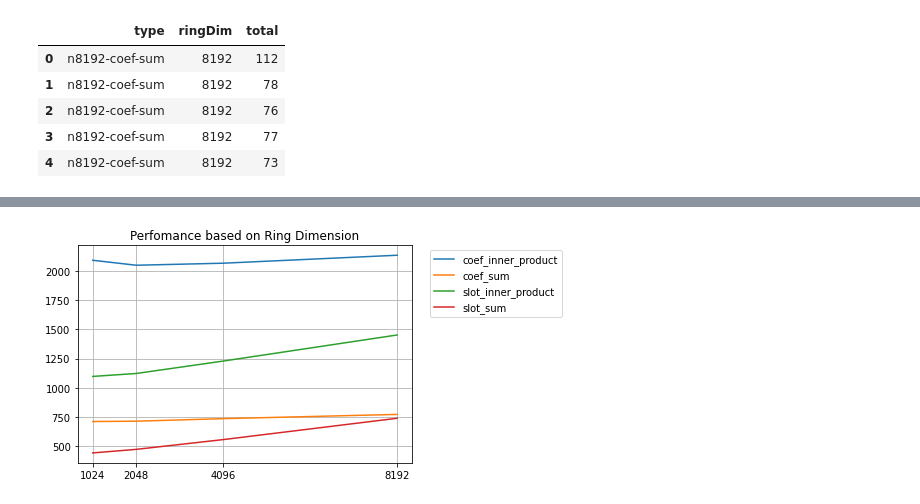
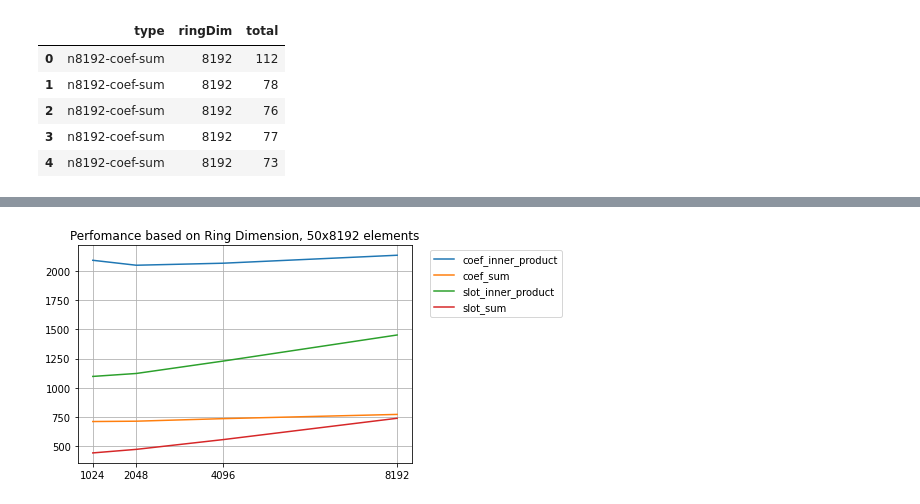
Before and after one commit to BernardoRamalho/HE_Optimization, a Jupyter notebook: Outcomes/Notebooks/ringDimOptimization.ipynb, the cells around one changed output, grey strips where cells are left out. Saved outputs shown, nothing was run; the diff lists cells and outputs as text; code cells hidden in the pictures.

```diff
--- a/Outcomes/Notebooks/ringDimOptimization.ipynb
+++ b/Outcomes/Notebooks/ringDimOptimization.ipynb
@@ -79,15 +120,15 @@ optimized_n50x8192_mean_df.loc[optimized_n50x8192_mean_df['type'] == 'n50x8192-s
 # %%
 fig, ax = plt.subplots()
 ax.plot(n50x8192_mean_df[n50x8192_mean_df['type'] == 'coef_inner_product'][' ringDim'], n50x8192_mean_df[n50x8192_mean_df['type'] == 'coef_inner_product'][' total'], label='coef_inner_product')
 ax.plot(n50x8192_mean_df[n50x8192_mean_df['type'] == 'coef_sum'][' ringDim'], n50x8192_mean_df[n50x8192_mean_df['type'] == 'coef_sum'][' total'], label='coef_sum')
 ax.plot(n50x8192_mean_df[n50x8192_mean_df['type'] == 'slot_inner_product'][' ringDim'], n50x8192_mean_df[n50x8192_mean_df['type'] == 'slot_inner_product'][' total'], label='slot_inner_product')
 ax.plot(n50x8192_mean_df[n50x8192_mean_df['type'] == 'slot_sum'][' ringDim'], n50x8192_mean_df[n50x8192_mean_df['type'] == 'slot_sum'][' total'], label='slot_sum')
 
 handles, labels = ax.get_legend_handles_labels()
 lgd = ax.legend(handles, labels, loc='upper center', bbox_to_anchor=(1.25, 1))
-ax.set_title("Perfomance based on Ring Dimension")
+ax.set_title("Perfomance based on Ring Dimension, 50x8192 elements")
 ax.grid('on')
 plt.xticks([1024, 2048, 4096, 8192])
 plt.show()
 # %% [output]
-[figure, old version]
+[figure, new version]
```
Also changed, not shown: parts of 15 cells of this notebook, 6 other files.
